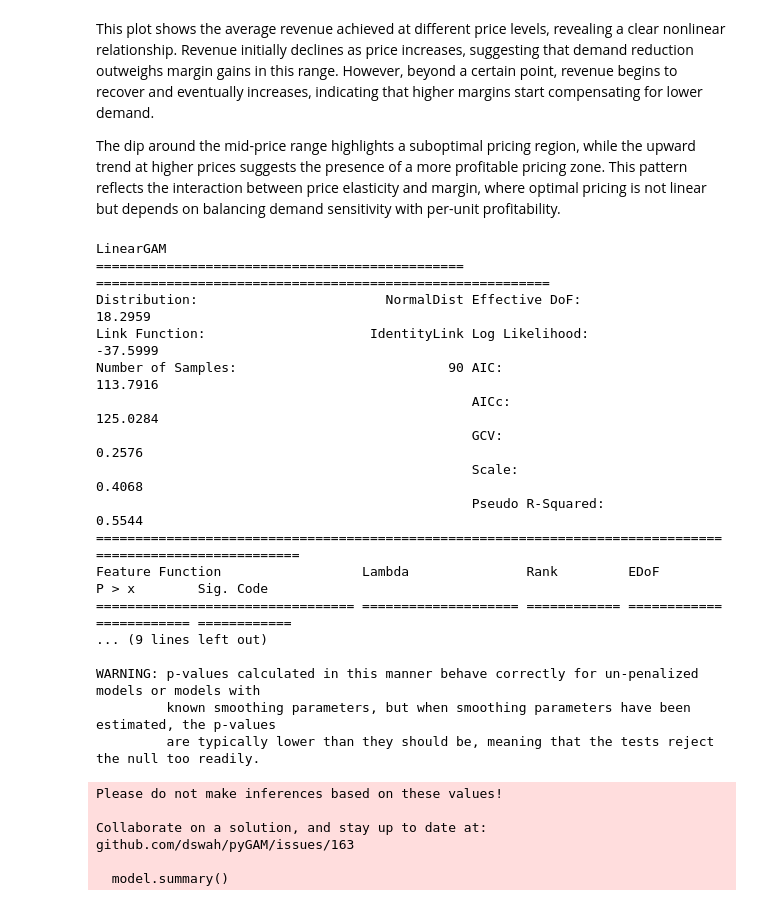
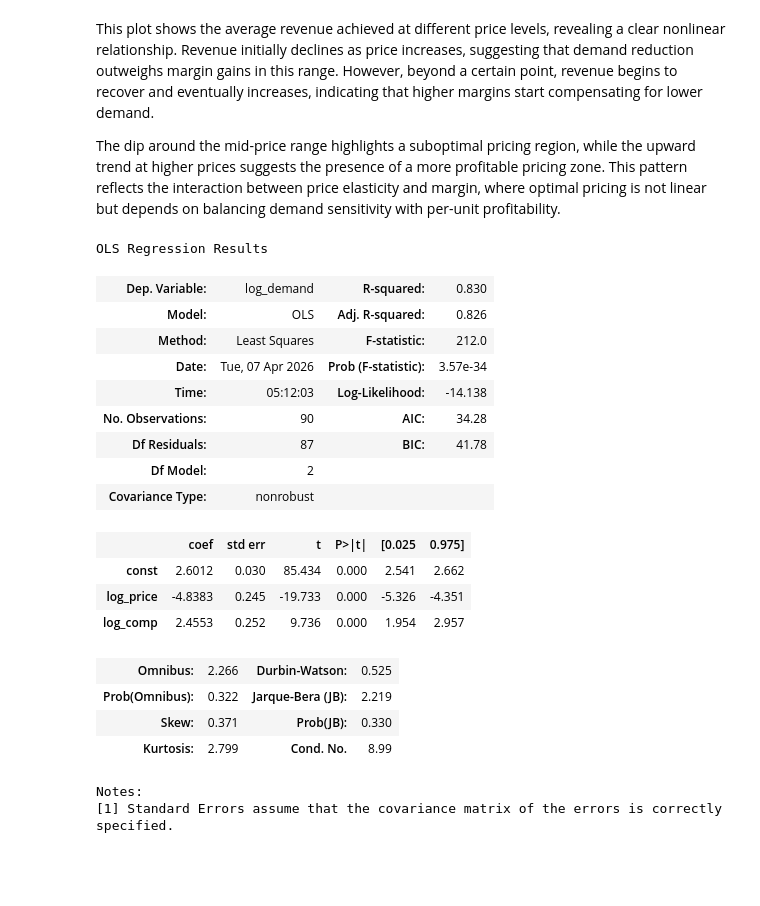
Before and after one commit to brenospires/data-science-examples, a Jupyter notebook: Pricing/2_dynamic_pricing_with_rl/phase_1.ipynb, the cells around one changed output. Drawn from its saved outputs; the diff is of its cells as text; code cells hidden in the pictures; blank space fills up the shorter version.

Commit message:
phase 1 regressions for EDA concluded

```diff
--- a/Pricing/2_dynamic_pricing_with_rl/phase_1.ipynb
+++ b/Pricing/2_dynamic_pricing_with_rl/phase_1.ipynb
@@ -98,43 +133,36 @@ This plot shows the average revenue achieved at different price levels, revealin
 
 The dip around the mid-price range highlights a suboptimal pricing region, while the upward trend at higher prices suggests the presence of a more profitable pricing zone. This pattern reflects the interaction between price elasticity and margin, where optimal pricing is not linear but depends on balancing demand sensitivity with per-unit profitability.
 # %%
+import numpy as np
+import statsmodels.api as sm
 
 df["log_demand"] = np.log(df["realized_demand"])
-y = df["log_demand"].values
 
-X = df[["price_agent", "price_competitor", "season_signal"]].values
+X = df[["log_price", "log_comp"]]
+X = sm.add_constant(X)
 
-scaler = StandardScaler()
-X_scaled = scaler.fit_transform(X)
+y = df["log_demand"]
 
-model = LinearGAM(
-    s(0, constraints='monotonic_dec') + # price_agent
-    s(1) + # price_competitor
-    s(2) #+ # season_signal
-).fit(X_scaled, y)
-
-model.summary()
+model_struct = sm.OLS(y, X).fit()
+model_struct.summary()
 # %% [output]
-LinearGAM
-=============================================== ==========================================================
-Distribution:                        NormalDist Effective DoF:                                     18.2959
-Link Function:                     IdentityLink Log Likelihood:                                   -37.5999
-Number of Samples:                           90 AIC:                                              113.7916
-                                                AICc:                                             125.0284
-                                                GCV:                                                0.2576
-                                                Scale:                                              0.4068
-                                                Pseudo R-Squared:                                   0.5544
-==========================================================================================================
-Feature Function                  Lambda               Rank         EDoF         P > x        Sig. Code
-================================= ==================== ============ ============ ============ ============
-... (9 lines left out)
-
-WARNING: p-values calculated in this manner behave correctly for un-penalized models or models with
-         known smoothing parameters, but when smoothing parameters have been estimated, the p-values
-         are typically lower than they should be, meaning that the tests reject the null too readily.
+OLS Regression Results
+| Dep. Variable: | log_demand | R-squared: | 0.830 |
+| Model: | OLS | Adj. R-squared: | 0.826 |
+| Method: | Least Squares | F-statistic: | 212.0 |
+| Date: | Tue, 07 Apr 2026 | Prob (F-statistic): | 3.57e-34 |
+| Time: | 05:12:03 | Log-Likelihood: | -14.138 |
+| No. Observations: | 90 | AIC: | 34.28 |
+| Df Residuals: | 87 | BIC: | 41.78 |
+| Df Model: | 2 |  |  |
+| Covariance Type: | nonrobust |  |  |
+|  | coef | std err | t | P>|t| | [0.025 | 0.975] |
+| const | 2.6012 | 0.030 | 85.434 | 0.000 | 2.541 | 2.662 |
+| log_price | -4.8383 | 0.245 | -19.733 | 0.000 | -5.326 | -4.351 |
+| log_comp | 2.4553 | 0.252 | 9.736 | 0.000 | 1.954 | 2.957 |
+| Omnibus: | 2.266 | Durbin-Watson: | 0.525 |
+| Prob(Omnibus): | 0.322 | Jarque-Bera (JB): | 2.219 |
+| Skew: | 0.371 | Prob(JB): | 0.330 |
+| Kurtosis: | 2.799 | Cond. No. | 8.99 |
-Please do not make inferences based on these values!
-
-Collaborate on a solution, and stay up to date at:
-github.com/dswah/pyGAM/issues/163
-
-  model.summary()
+Notes:
+[1] Standard Errors assume that the covariance matrix of the errors is correctly specified.
```
Also changed, not shown: parts of 21 cells of this notebook, 2 other files.
